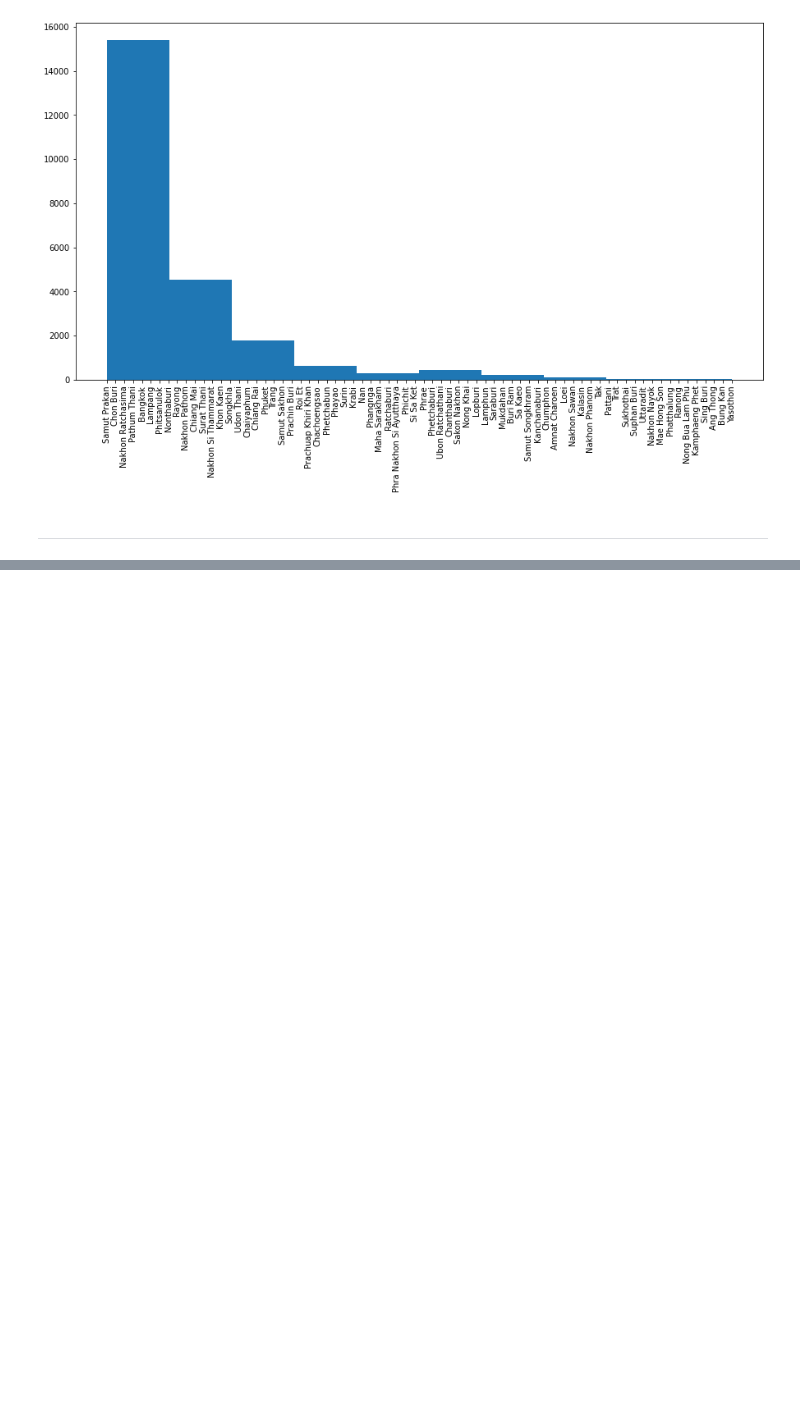
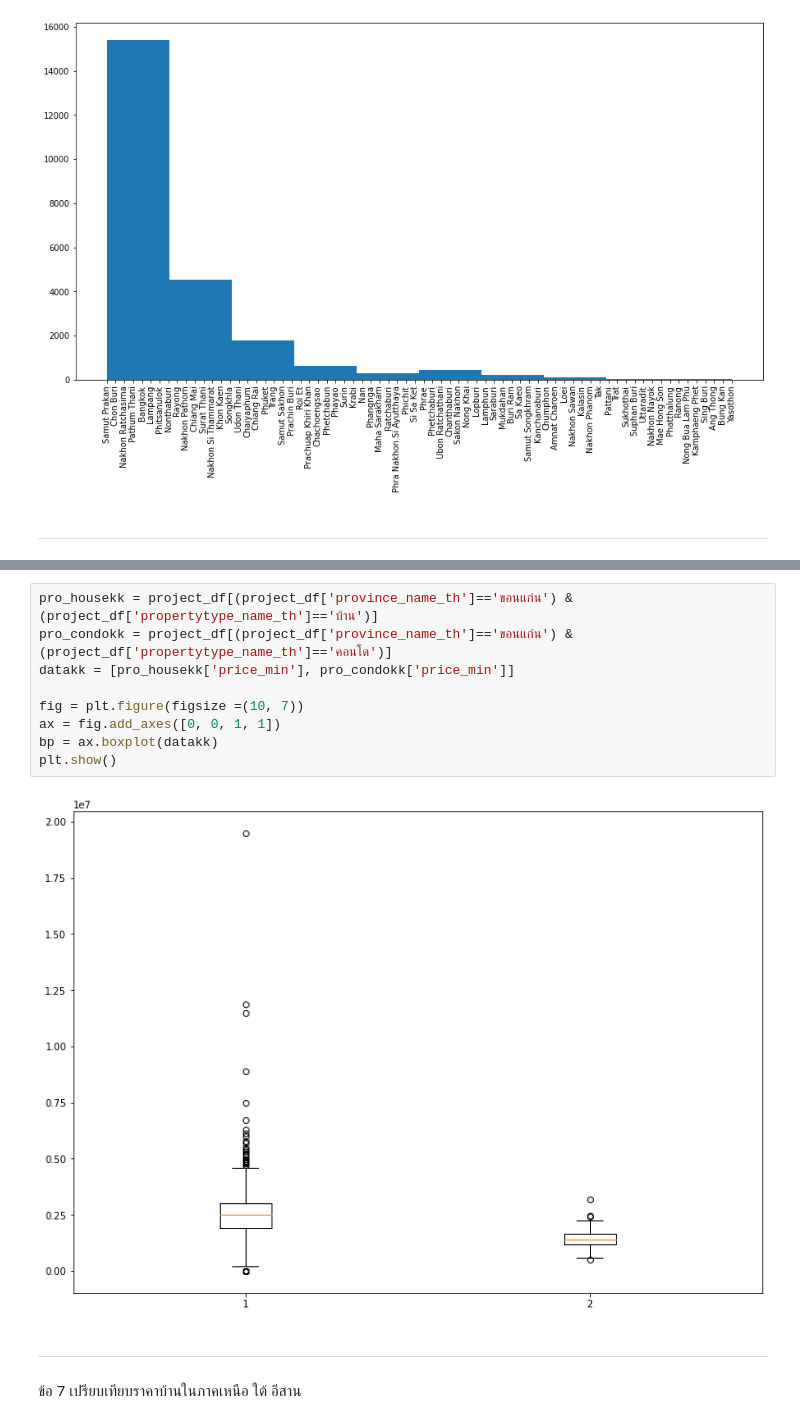
Before and after one commit to NahataiTep/DPDM65, a Jupyter notebook: pandas101.ipynb, the cells around one changed output, grey strips where cells are left out. Drawn from its saved outputs; the diff is of its cells as text; blank space fills up the shorter version.

```diff
--- a/pandas101.ipynb
+++ b/pandas101.ipynb
@@ -329,0 +752,15 @@ plt.xticks(rotation='vertical');    # ใส่ ; เพื่อปิดตั
+# %%
+pro_housekk = project_df[(project_df['province_name_th']=='ขอนแก่น') & (project_df['propertytype_name_th']=='บ้าน')]
+pro_condokk = project_df[(project_df['province_name_th']=='ขอนแก่น') & (project_df['propertytype_name_th']=='คอนโด')]
+datakk = [pro_housekk['price_min'], pro_condokk['price_min']]
+
+fig = plt.figure(figsize =(10, 7))
+ax = fig.add_axes([0, 0, 1, 1])
+bp = ax.boxplot(datakk)
+plt.show()
+# %% [output]
+[figure, added]
+# %% [markdown]
+***
+# %% [markdown]
+ข้อ 7 เปรียบเทียบราคาบ้านในภาคเหนือ ใต้ อีสาน
```
Also changed, not shown: parts of 65 cells of this notebook.
